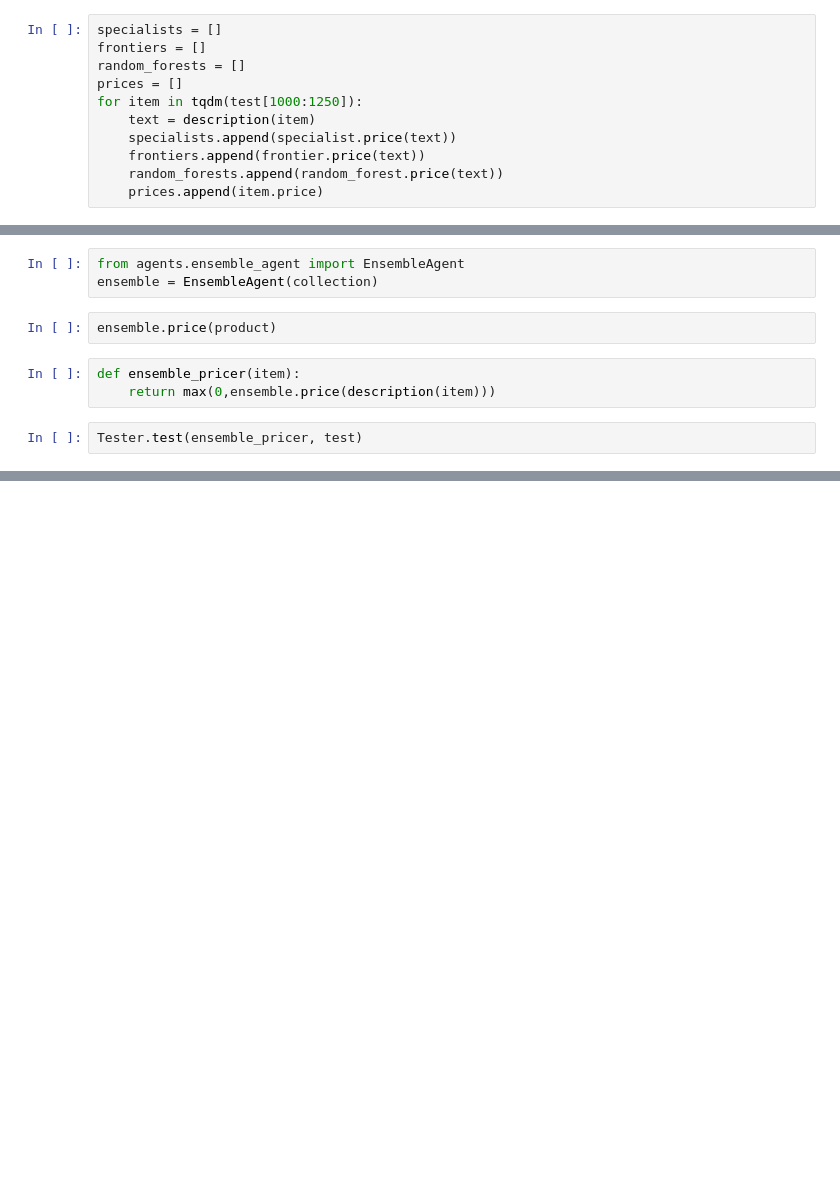
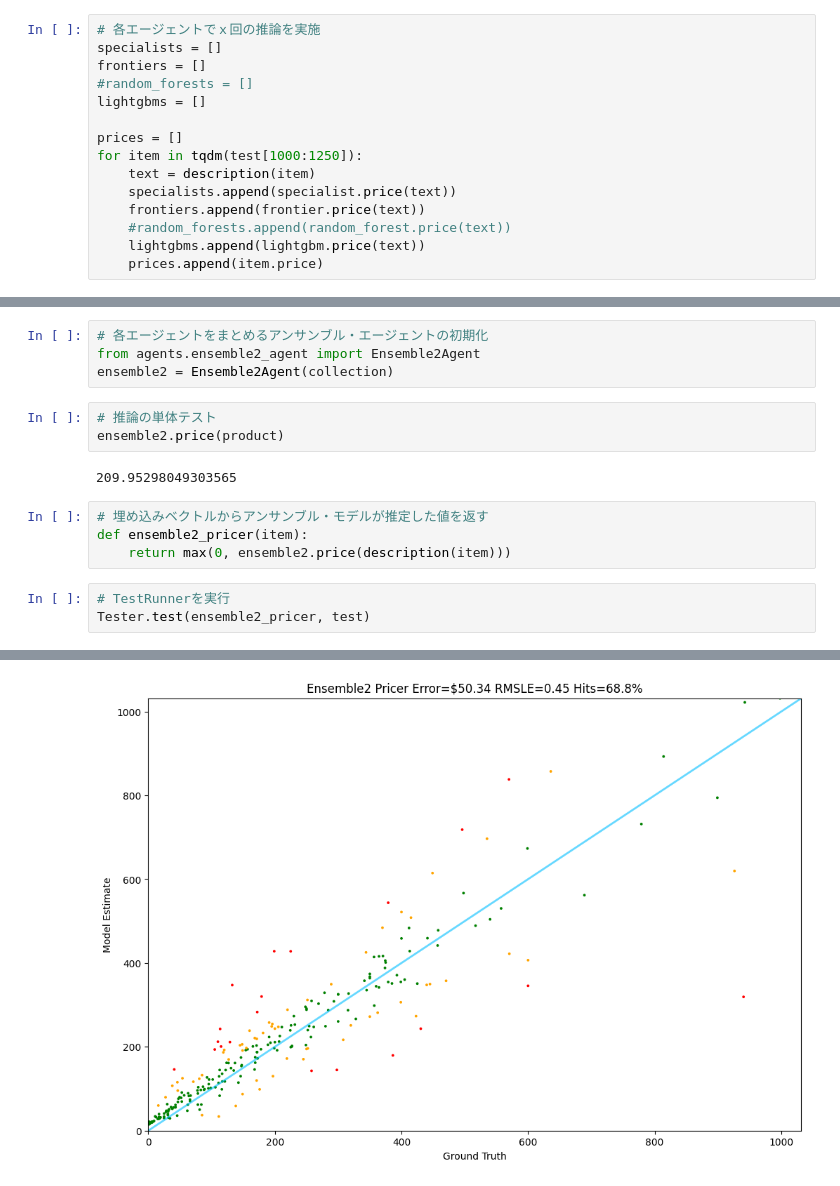
Before and after one commit to OpenTouryoProject/DxCommon, a Jupyter notebook: Notebook/path/ed-donner_llm/week8/day2.4_ja.ipynb, the cells around one changed output, grey strips where cells are left out. Saved outputs shown, nothing was run; the diff lists cells and outputs as text; blank space fills up the shorter version.

```diff
--- a/Notebook/path/ed-donner_llm/week8/day2.4_ja.ipynb
+++ b/Notebook/path/ed-donner_llm/week8/day2.4_ja.ipynb
@@ -118,12 +317,16 @@ print(random_forest.price(product))
 # %%
+# 各エージェントでｘ回の推論を実施
 specialists = []
 frontiers = []
-random_forests = []
+#random_forests = []
+lightgbms = []
+
 prices = []
 for item in tqdm(test[1000:1250]):
     text = description(item)
     specialists.append(specialist.price(text))
     frontiers.append(frontier.price(text))
-    random_forests.append(random_forest.price(text))
+    #random_forests.append(random_forest.price(text))
+    lightgbms.append(lightgbm.price(text))
     prices.append(item.price)
 # %%
@@ -157,10 +390,17 @@ joblib.dump(lr, 'ensemble_model.pkl')
 # %%
-from agents.ensemble_agent import EnsembleAgent
-ensemble = EnsembleAgent(collection)
+# 各エージェントをまとめるアンサンブル・エージェントの初期化
+from agents.ensemble2_agent import Ensemble2Agent
+ensemble2 = Ensemble2Agent(collection)
 # %%
-ensemble.price(product)
+# 推論の単体テスト
+ensemble2.price(product)
+# %% [output]
+209.95298049303565
 # %%
-def ensemble_pricer(item):
-    return max(0,ensemble.price(description(item)))
+# 埋め込みベクトルからアンサンブル・モデルが推定した値を返す
+def ensemble2_pricer(item):
+    return max(0, ensemble2.price(description(item)))
 # %%
-Tester.test(ensemble_pricer, test)
+# TestRunnerを実行
+Tester.test(ensemble2_pricer, test)
+# %% [output]
@@ -167 +424,2 @@ Tester.test(ensemble_pricer, test)
+[figure, added]
 # %% [markdown]
```
Also changed, not shown: parts of 44 cells of this notebook, 25 other files.
